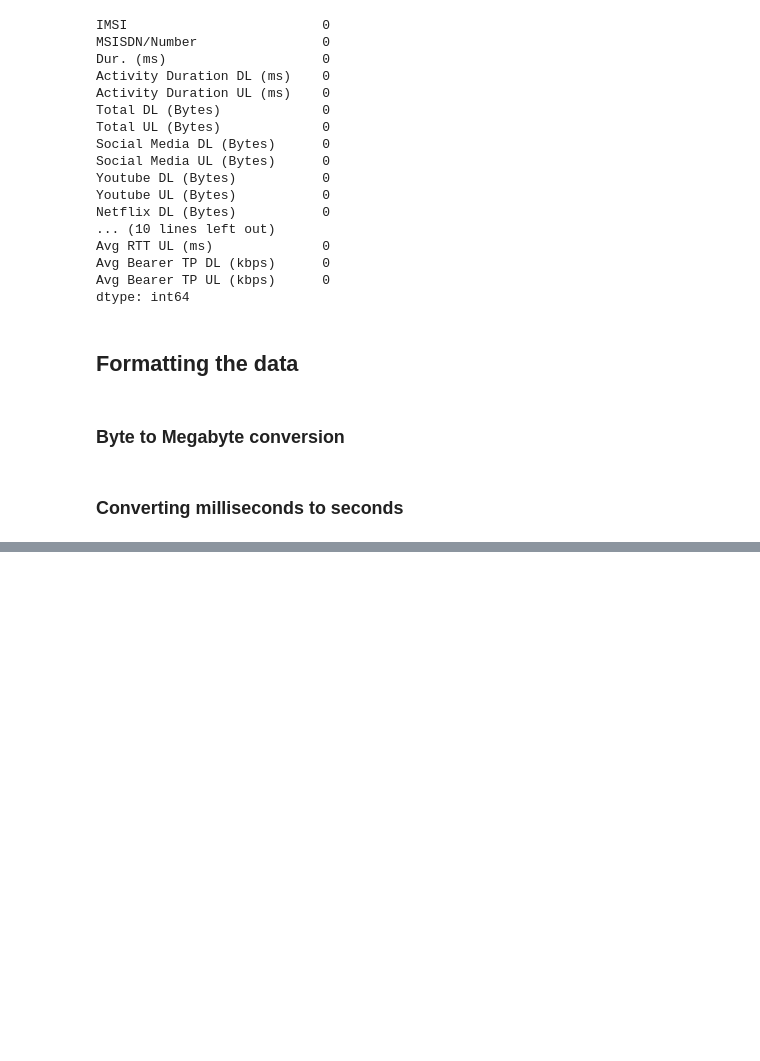
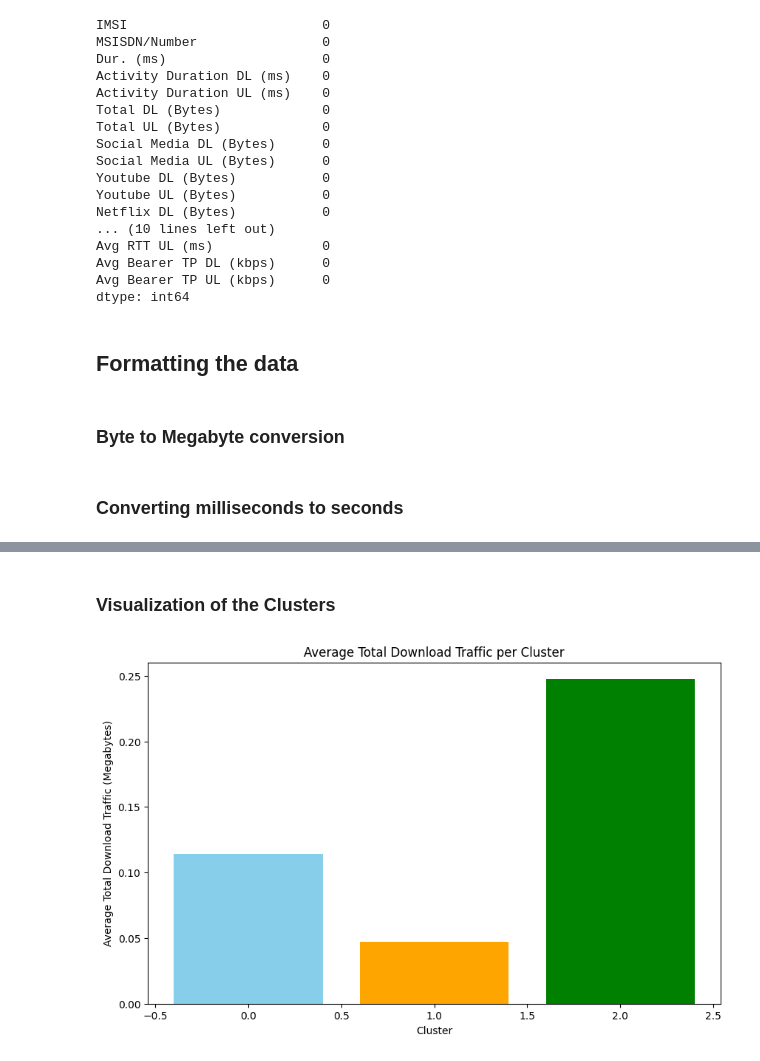
Before and after one commit to Alpha-Mintamir/Telecom-Business-Analyzer, a Jupyter notebook: notebooks/User Engagement Analysis.ipynb, the cells around one changed output, grey strips where cells are left out. Saved outputs shown, nothing was run; the diff lists cells and outputs as text; code cells hidden in the pictures; blank space fills up the shorter version.

```diff
--- a/notebooks/User Engagement Analysis.ipynb
+++ b/notebooks/User Engagement Analysis.ipynb
@@ -228,0 +383,7 @@ df_user_engagement.head()
+# %%
+cluster_stats = grouped_df.groupby('Cluster').agg({
+    'Dur. (s)': ['min', 'max', 'mean', 'sum'],
+    'Total DL (Megabytes)': ['min', 'max', 'mean', 'sum'],
+    'Total UL (Megabytes)': ['min', 'max', 'mean', 'sum'],
+    'Session Frequency': ['min', 'max', 'mean', 'sum']
+}).reset_index()
@@ -228,0 +398,12 @@ df_user_engagement.head()
+# %% [markdown]
+### Visualization of the Clusters
+# %%
+# Plotting average total download traffic per cluster
+plt.figure(figsize=(10, 6))
+plt.bar(cluster_stats['Cluster'], cluster_stats['Total DL (Megabytes)']['mean'], color=['skyblue', 'orange', 'green'])
+plt.title("Average Total Download Traffic per Cluster")
+plt.xlabel("Cluster")
+plt.ylabel("Average Total Download Traffic (Megabytes)")
+plt.show()
+# %% [output]
+[figure, added]
```
Also changed, not shown: parts of 51 cells of this notebook.
